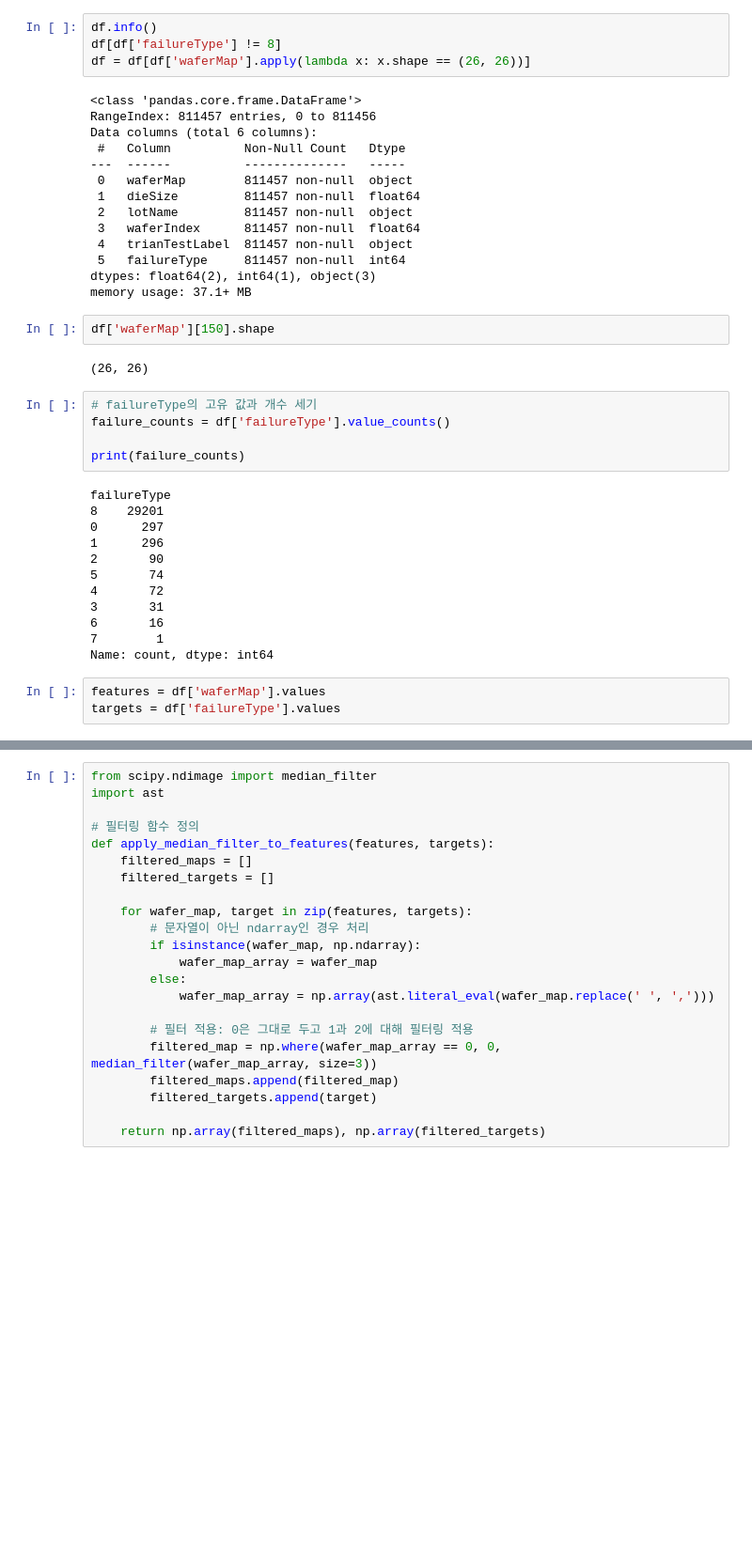
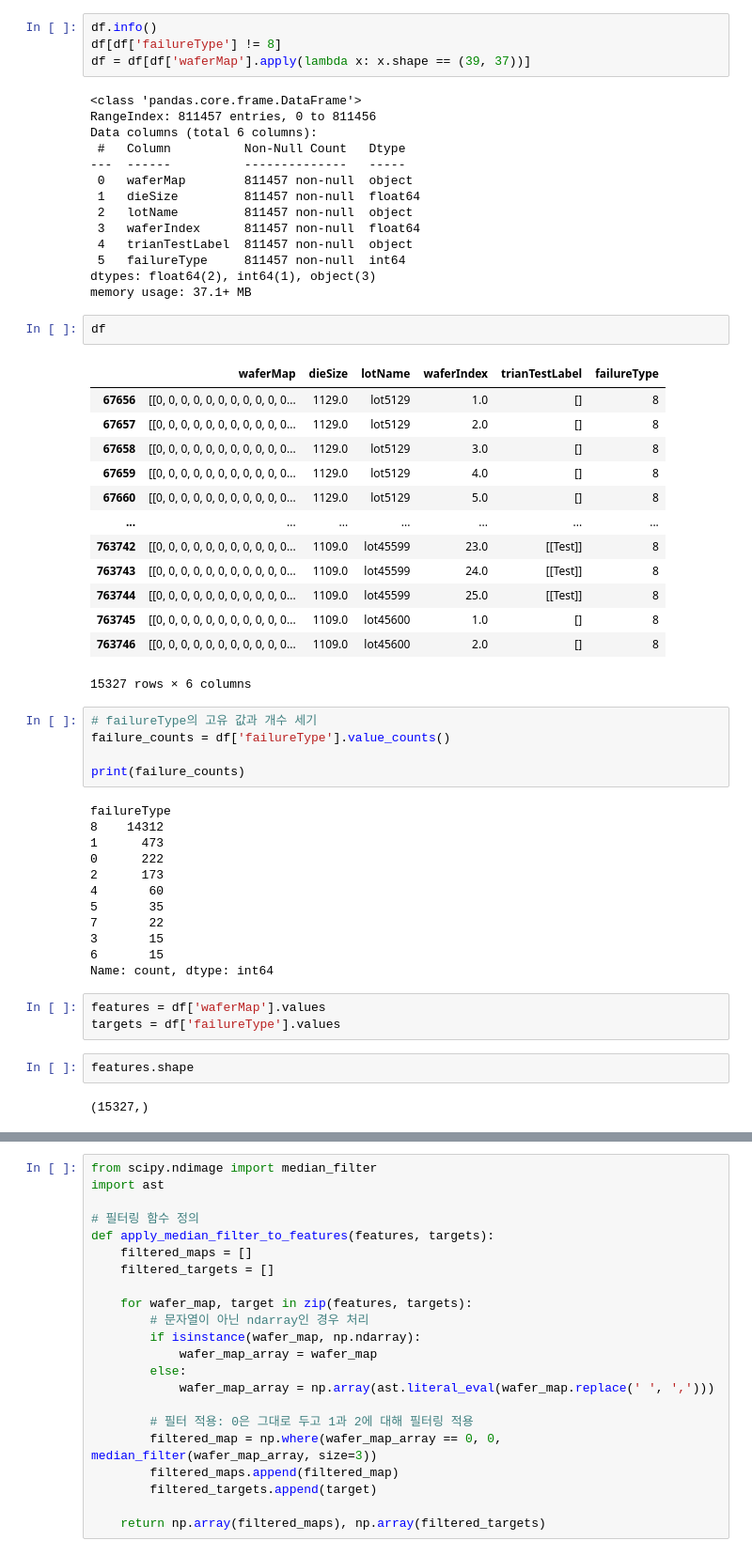
Before and after one commit to simmonspark/-, a Jupyter notebook: lab3/for_호재혁.ipynb, the cells around one changed output, grey strips where cells are left out. Shown at 94% size. Drawn from its saved outputs; the diff is of its cells as text; blank space fills up the shorter version.

```diff
--- a/lab3/for_호재혁.ipynb
+++ b/lab3/for_호재혁.ipynb
@@ -108,7 +109,7 @@ df['waferMap'][0].shape
 # %%
 df.info()
 df[df['failureType'] != 8]
-df = df[df['waferMap'].apply(lambda x: x.shape == (26, 26))]
+df = df[df['waferMap'].apply(lambda x: x.shape == (39, 37))]
 # %% [output]
 <class 'pandas.core.frame.DataFrame'>
 RangeIndex: 811457 entries, 0 to 811456
@@ -123,10 +124,22 @@ Data columns (total 6 columns):
  5   failureType     811457 non-null  int64
 dtypes: float64(2), int64(1), object(3)
 memory usage: 37.1+ MB
-# %%
-df['waferMap'][150].shape
-# %% [output]
-(26, 26)
+# %%
+df
+# %% [output]
+|  | waferMap | dieSize | lotName | waferIndex | trianTestLabel | failureType |
+| 67656 | [[0, 0, 0, 0, 0, 0, 0, 0, 0, 0, 0... | 1129.0 | lot5129 | 1.0 | [] | 8 |
+| 67657 | [[0, 0, 0, 0, 0, 0, 0, 0, 0, 0, 0... | 1129.0 | lot5129 | 2.0 | [] | 8 |
+| 67658 | [[0, 0, 0, 0, 0, 0, 0, 0, 0, 0, 0... | 1129.0 | lot5129 | 3.0 | [] | 8 |
+| 67659 | [[0, 0, 0, 0, 0, 0, 0, 0, 0, 0, 0... | 1129.0 | lot5129 | 4.0 | [] | 8 |
+| 67660 | [[0, 0, 0, 0, 0, 0, 0, 0, 0, 0, 0... | 1129.0 | lot5129 | 5.0 | [] | 8 |
+| ... | ... | ... | ... | ... | ... | ... |
+| 763742 | [[0, 0, 0, 0, 0, 0, 0, 0, 0, 0, 0... | 1109.0 | lot45599 | 23.0 | [[Test]] | 8 |
+| 763743 | [[0, 0, 0, 0, 0, 0, 0, 0, 0, 0, 0... | 1109.0 | lot45599 | 24.0 | [[Test]] | 8 |
+| 763744 | [[0, 0, 0, 0, 0, 0, 0, 0, 0, 0, 0... | 1109.0 | lot45599 | 25.0 | [[Test]] | 8 |
+| 763745 | [[0, 0, 0, 0, 0, 0, 0, 0, 0, 0, 0... | 1109.0 | lot45600 | 1.0 | [] | 8 |
+| 763746 | [[0, 0, 0, 0, 0, 0, 0, 0, 0, 0, 0... | 1109.0 | lot45600 | 2.0 | [] | 8 |
+15327 rows × 6 columns
 # %%
 # failureType의 고유 값과 개수 세기
 failure_counts = df['failureType'].value_counts()
@@ -134,19 +147,23 @@ failure_counts = df['failureType'].value_counts()
 print(failure_counts)
 # %% [output]
 failureType
-8    29201
-0      297
-1      296
-2       90
-5       74
-4       72
-3       31
-6       16
-7        1
+8    14312
+1      473
+0      222
+2      173
+4       60
+5       35
+7       22
+3       15
+6       15
 Name: count, dtype: int64
 # %%
 features = df['waferMap'].values
 targets = df['failureType'].values
+# %%
+features.shape
+# %% [output]
+(15327,)
 # %%
 import numpy as np
 import pandas as pd
```
Also changed, not shown: parts of 33 cells of this notebook, 1 other file.
